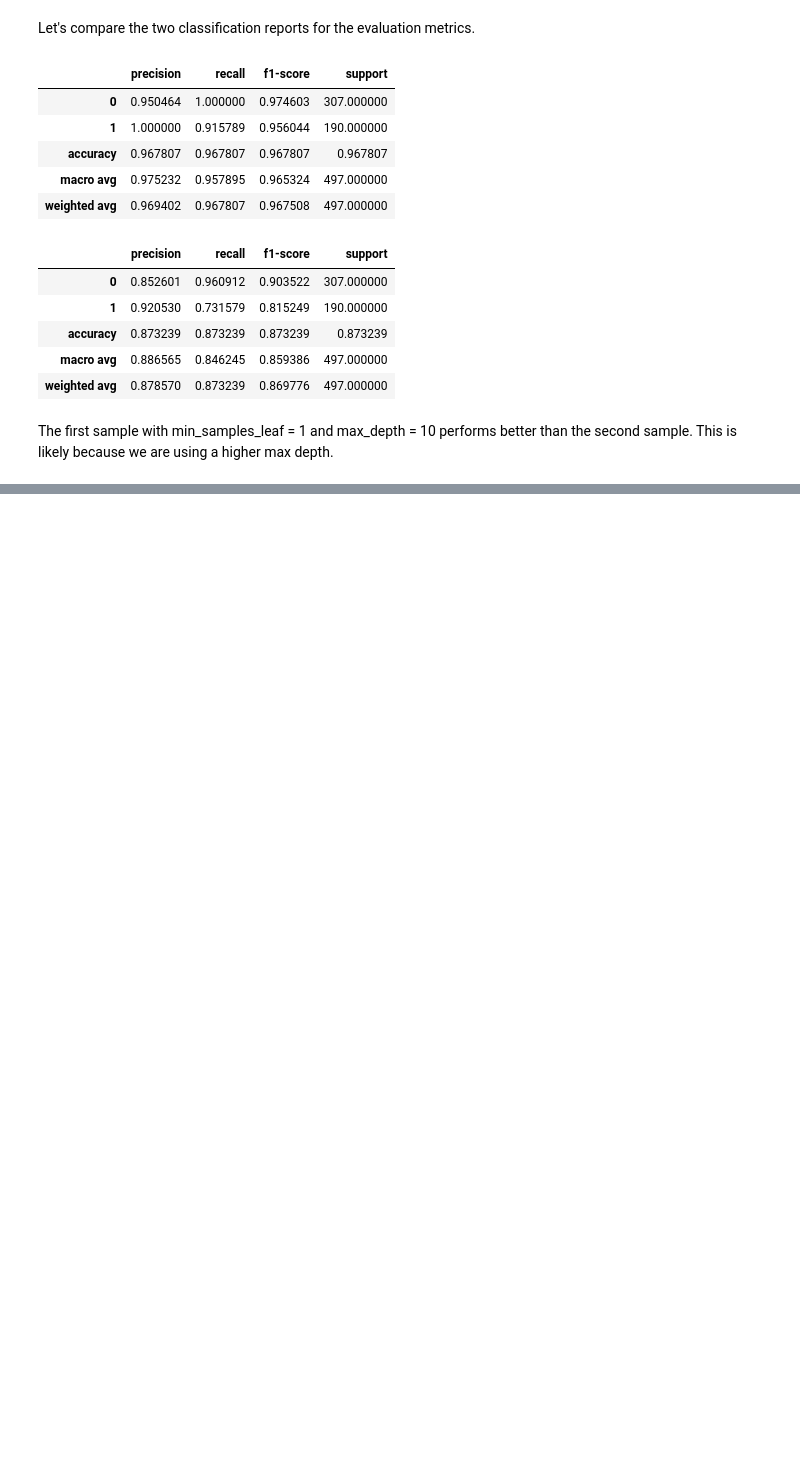
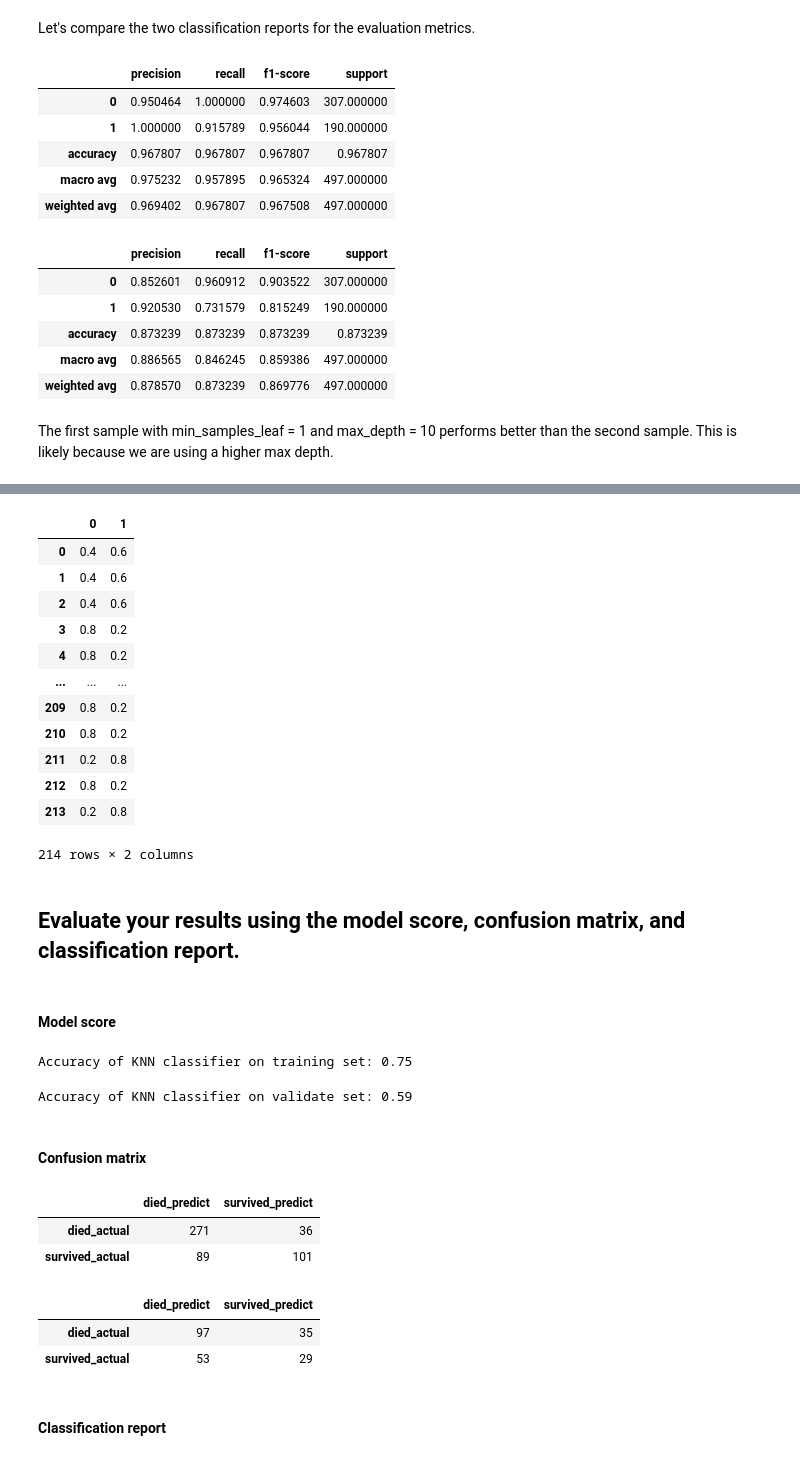
Before and after one commit to malachi-hale/classification-exercises, a Jupyter notebook: model.ipynb, the cells around one changed output, grey strips where cells are left out. Drawn from its saved outputs; the diff is of its cells as text; code cells hidden in the pictures; blank space fills up the shorter version.

```diff
--- a/model.ipynb
+++ b/model.ipynb
@@ -739,0 +862,36 @@ The first sample with min_samples_leaf = 1 and max_depth = 10 performs better th
+# %%
+y_pred_proba2 = knn.predict_proba(X_validate)
+# %%
+df_probability2 = pd.DataFrame(y_pred_proba2)
+# %%
+df_probability2
+# %% [output]
+|  | 0 | 1 |
+| 0 | 0.4 | 0.6 |
+| 1 | 0.4 | 0.6 |
+| 2 | 0.4 | 0.6 |
+| 3 | 0.8 | 0.2 |
+| 4 | 0.8 | 0.2 |
+| ... | ... | ... |
+| 209 | 0.8 | 0.2 |
+| 210 | 0.8 | 0.2 |
+| 211 | 0.2 | 0.8 |
+| 212 | 0.8 | 0.2 |
+| 213 | 0.2 | 0.8 |
+214 rows × 2 columns
+# %% [markdown]
+## Evaluate your results using the model score, confusion matrix, and classification report.
+# %% [markdown]
+#### Model score
+# %%
+print('Accuracy of KNN classifier on training set: {:.2f}'
+     .format(knn.score(X_train, y_train)))
+# %% [output]
+Accuracy of KNN classifier on training set: 0.75
+# %%
+print('Accuracy of KNN classifier on validate set: {:.2f}'
+     .format(knn.score(X_validate, y_validate)))
+# %% [output]
+Accuracy of KNN classifier on validate set: 0.59
+# %% [markdown]
+#### Confusion matrix
@@ -739,0 +902,6 @@ The first sample with min_samples_leaf = 1 and max_depth = 10 performs better th
+# %%
+df_knn_confusion_matrix
+# %% [output]
+|  | died_predict | survived_predict |
+| died_actual | 271 | 36 |
+| survived_actual | 89 | 101 |
@@ -739,0 +910,8 @@ The first sample with min_samples_leaf = 1 and max_depth = 10 performs better th
+# %%
+df_knn_confusion_matrix_validate
+# %% [output]
+|  | died_predict | survived_predict |
+| died_actual | 97 | 35 |
+| survived_actual | 53 | 29 |
+# %% [markdown]
+#### Classification report
```
Also changed, not shown: parts of 112 cells of this notebook, 2 other files.
